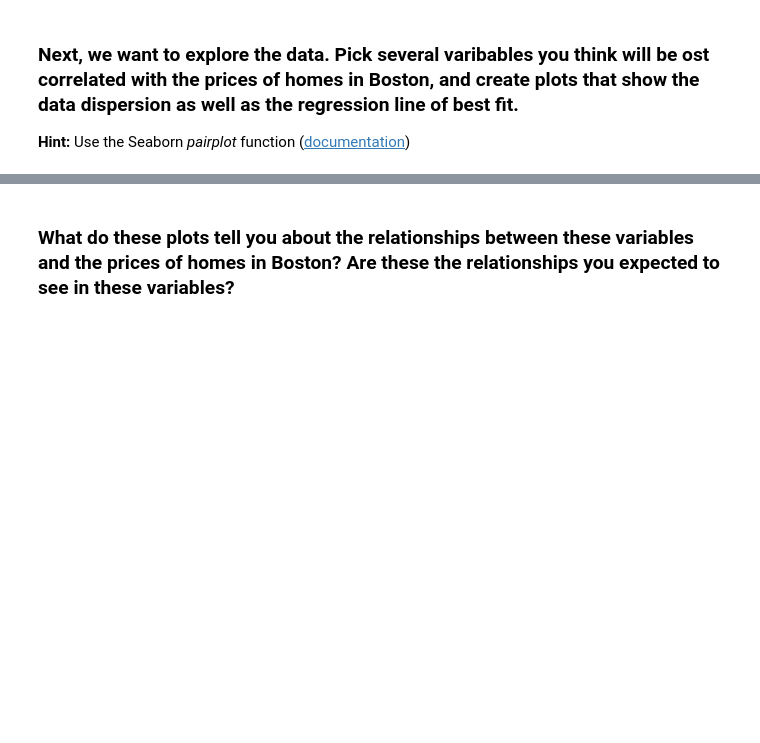
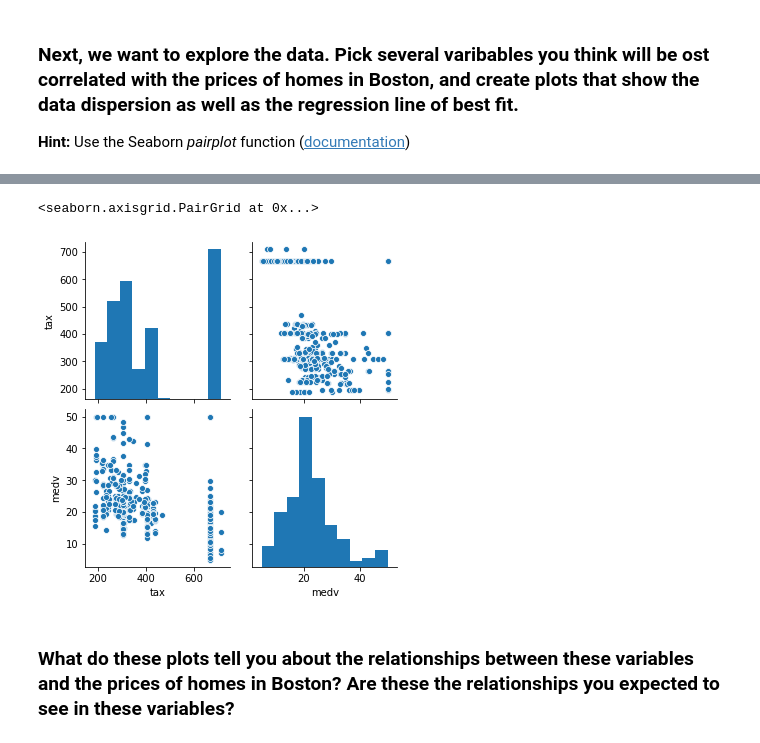
Before and after one commit to yidic/lab-problems-with-ML, a Jupyter notebook: your-code/lab_boston_housing.ipynb, the cells around one changed output, grey strips where cells are left out. Drawn from its saved outputs; the diff is of its cells as text; code cells hidden in the pictures; blank space fills up the shorter version.

```diff
--- a/your-code/lab_boston_housing.ipynb
+++ b/your-code/lab_boston_housing.ipynb
@@ -21,3 +68,8 @@ Since we want to predict the value of houses, the **target variable**, `'MEDV'`,
+# %%
+sns.pairplot(boston[['tax','medv']])
+# %% [output]
+<seaborn.axisgrid.PairGrid at 0x...>
+[figure, added]
 # %% [markdown]
 ### What do these plots tell you about the relationships between these variables and the prices of homes in Boston? Are these the relationships you expected to see in these variables?
 # %%
```
Also changed, not shown: parts of 23 cells of this notebook, 1 other file.
